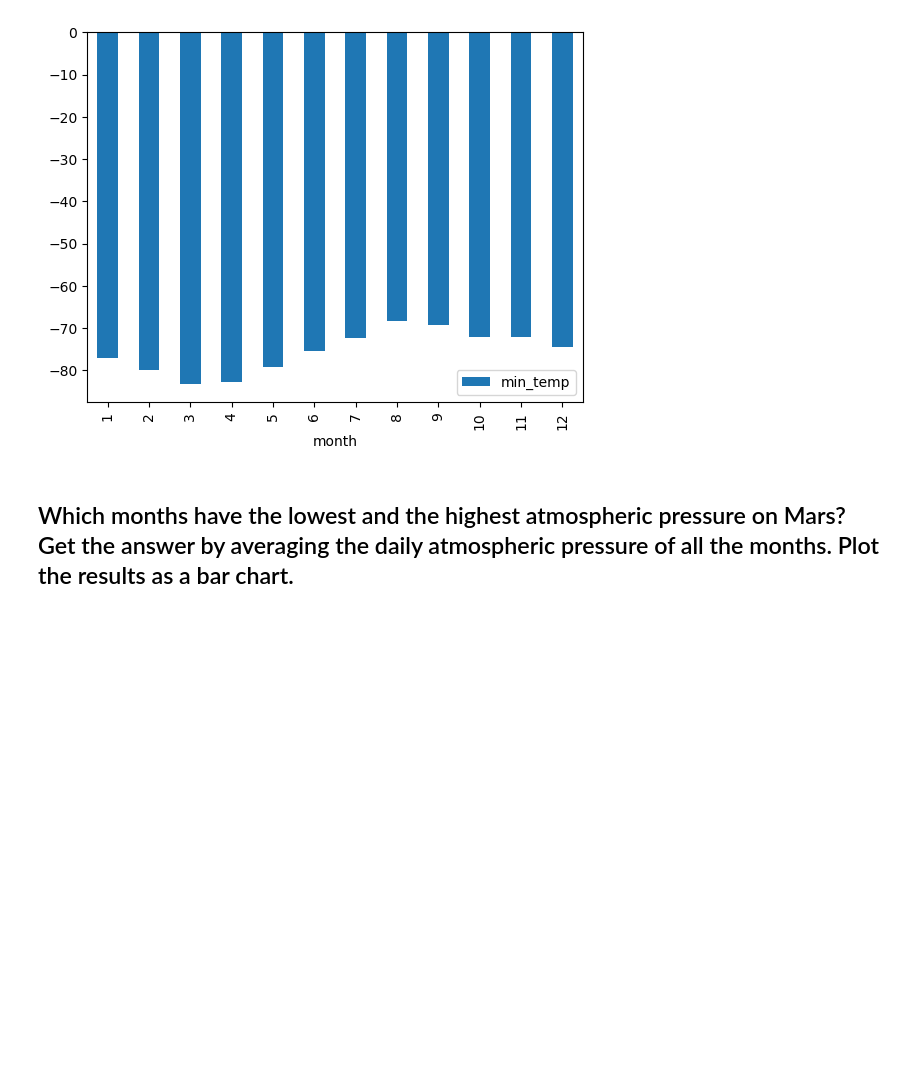
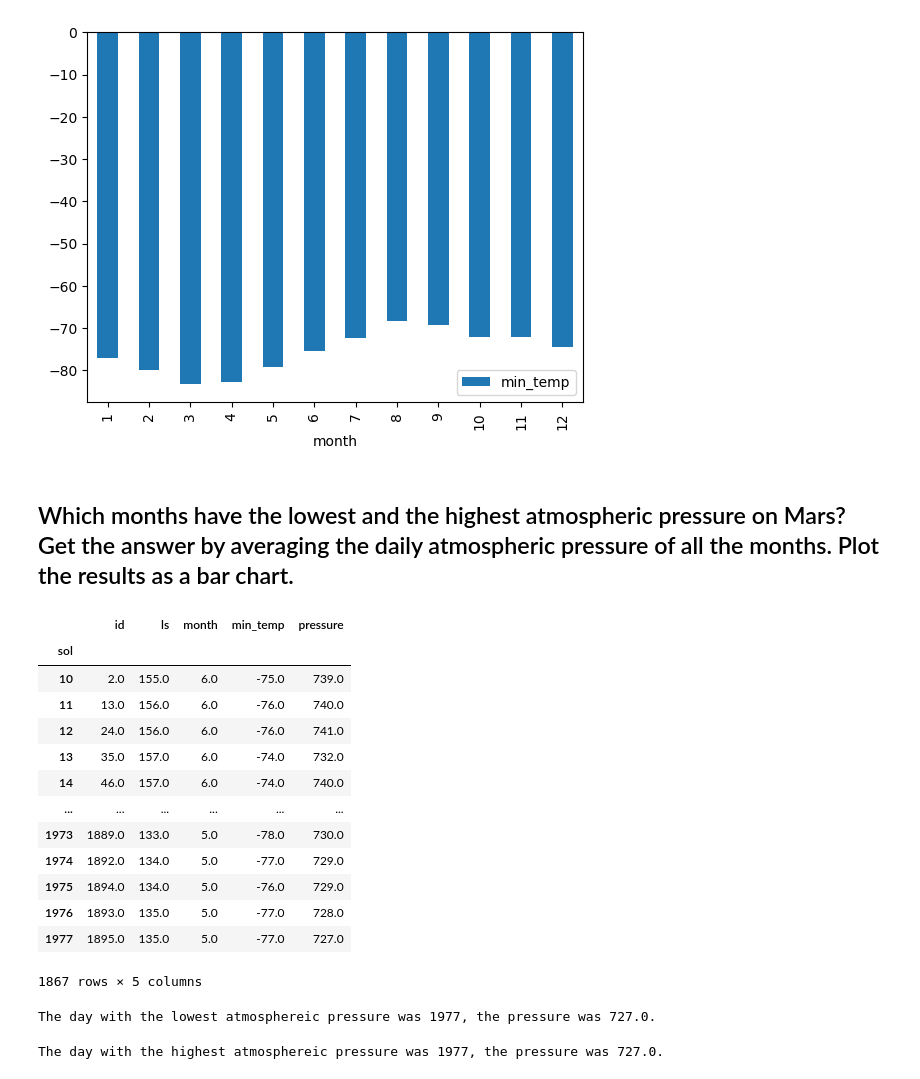
Before and after one commit to PJRyn/mars_data_challenge, a Jupyter notebook: mars_data_challenge_part_2.ipynb, the cells around one changed output. Drawn from its saved outputs; the diff is of its cells as text; code cells hidden in the pictures; blank space fills up the shorter version.

```diff
--- a/mars_data_challenge_part_2.ipynb
+++ b/mars_data_challenge_part_2.ipynb
@@ -121,5 +123,37 @@ mars_ave_min_temp.plot.bar(y="min_temp")
 [figure]
 # %% [markdown]
 ## Which months have the lowest and the highest atmospheric pressure on Mars? Get the answer by averaging the daily atmospheric pressure of all the months. Plot the results as a bar chart.
+# %%
+mars_ave_sol = mars_data_df.groupby(by=["sol"]).mean()
+mars_ave_sol
+# %% [output]
+|  | id | ls | month | min_temp | pressure |
+| sol |  |  |  |  |  |
+| 10 | 2.0 | 155.0 | 6.0 | -75.0 | 739.0 |
+| 11 | 13.0 | 156.0 | 6.0 | -76.0 | 740.0 |
+| 12 | 24.0 | 156.0 | 6.0 | -76.0 | 741.0 |
+| 13 | 35.0 | 157.0 | 6.0 | -74.0 | 732.0 |
+| 14 | 46.0 | 157.0 | 6.0 | -74.0 | 740.0 |
+| ... | ... | ... | ... | ... | ... |
+| 1973 | 1889.0 | 133.0 | 5.0 | -78.0 | 730.0 |
+| 1974 | 1892.0 | 134.0 | 5.0 | -77.0 | 729.0 |
+| 1975 | 1894.0 | 134.0 | 5.0 | -76.0 | 729.0 |
+| 1976 | 1893.0 | 135.0 | 5.0 | -77.0 | 728.0 |
+| 1977 | 1895.0 | 135.0 | 5.0 | -77.0 | 727.0 |
+1867 rows × 5 columns
+# %%
+#lowest pressure day
+low_day = mars_ave_sol['pressure'].idxmin()
+low_day_num = mars_ave_sol['pressure'].min()
+print(f"The day with the lowest atmosphereic pressure was {low_day}, the pressure was {low_day_num}.")
+# %% [output]
+The day with the lowest atmosphereic pressure was 1977, the pressure was 727.0.
+# %%
+#highest pressure day
+high_day = mars_ave_sol['pressure'].idxmax()
+high_day_num = mars_ave_sol['pressure'].max()
+print(f"The day with the highest atmosphereic pressure was {high_day}, the pressure was {high_day_num}.")
+# %% [output]
+The day with the highest atmosphereic pressure was 1977, the pressure was 727.0.
 # %%
 mars_data_df.to_csv('output/mars_data')
```
Also changed, not shown: parts of 4 cells of this notebook.
